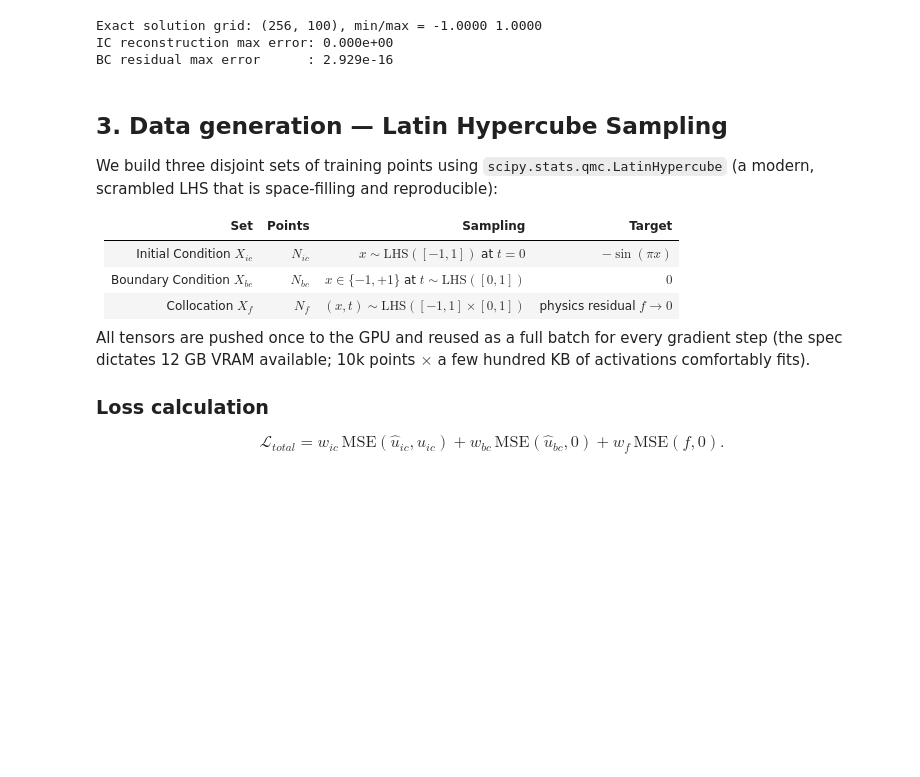
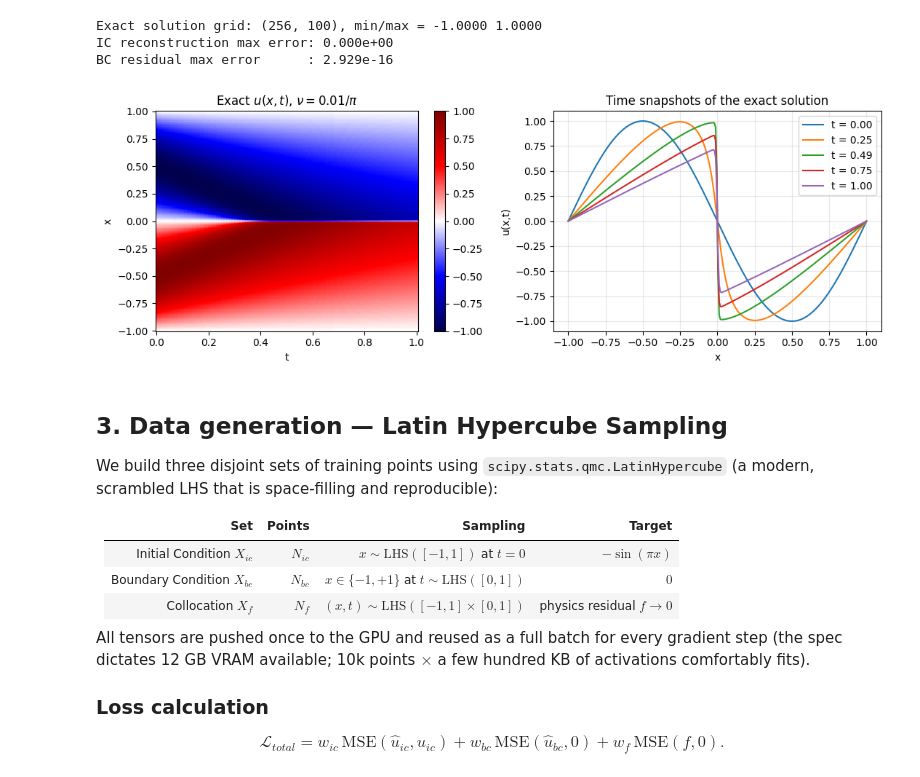
Before and after one commit to Sr-santi/PINN-burgers-eq, a Jupyter notebook: PINN_model_lightning.ipynb, the cells around one changed output. Saved outputs shown, nothing was run; the diff lists cells and outputs as text; code cells hidden in the pictures; blank space fills up the shorter version.

```diff
--- a/PINN_model_lightning.ipynb
+++ b/PINN_model_lightning.ipynb
@@ -90,6 +91,29 @@ print(f"BC residual max error      : {bc_err:.3e}")
 Exact solution grid: (256, 100), min/max = -1.0000 1.0000
 IC reconstruction max error: 0.000e+00
 BC residual max error      : 2.929e-16
+# %%
+def _quick_plot_exact():
+    fig, axes = plt.subplots(1, 2, figsize=(11, 4))
+
+    cax = axes[0].pcolormesh(T_GRID, X_GRID, U_EXACT, cmap="seismic",
+                              shading="auto", vmin=-1, vmax=1)
+    axes[0].set_xlabel("t"); axes[0].set_ylabel("x")
+    axes[0].set_title(r"Exact $u(x,t)$, $\nu = 0.01/\pi$")
+    fig.colorbar(cax, ax=axes[0])
+
+    snap_t = [0.0, 0.25, 0.5, 0.75, 1.0]
+    for tt in snap_t:
+        idx = int(np.argmin(np.abs(T_GRID - tt)))
+        axes[1].plot(X_GRID, U_EXACT[:, idx], label=f"t = {T_GRID[idx]:.2f}")
+    axes[1].set_xlabel("x"); axes[1].set_ylabel("u(x,t)")
+    axes[1].set_title("Time snapshots of the exact solution")
+    axes[1].legend(); axes[1].grid(alpha=0.3)
+    fig.tight_layout()
+    return fig
+
+_quick_plot_exact();
+# %% [output]
+[figure, added]
 # %% [markdown]
 ## 3. Data generation — Latin Hypercube Sampling
 
```
Also changed, not shown: parts of 4 cells of this notebook, 2 other files.
